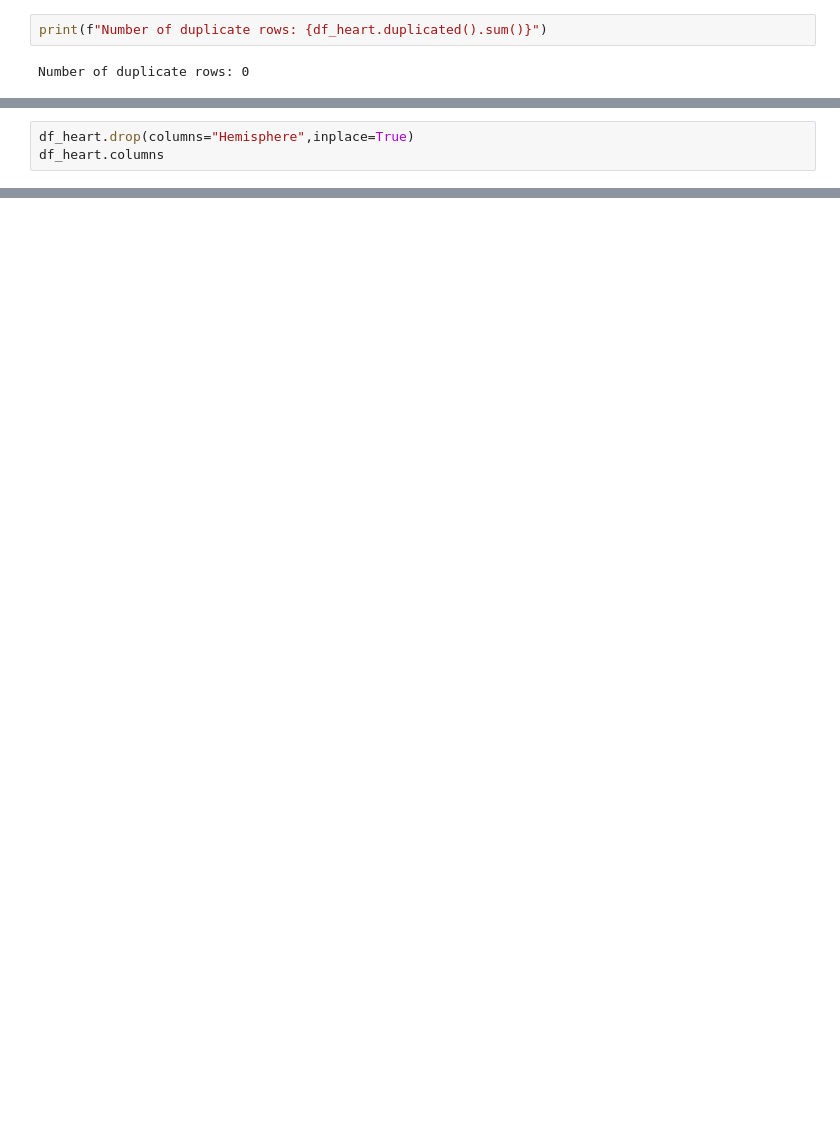
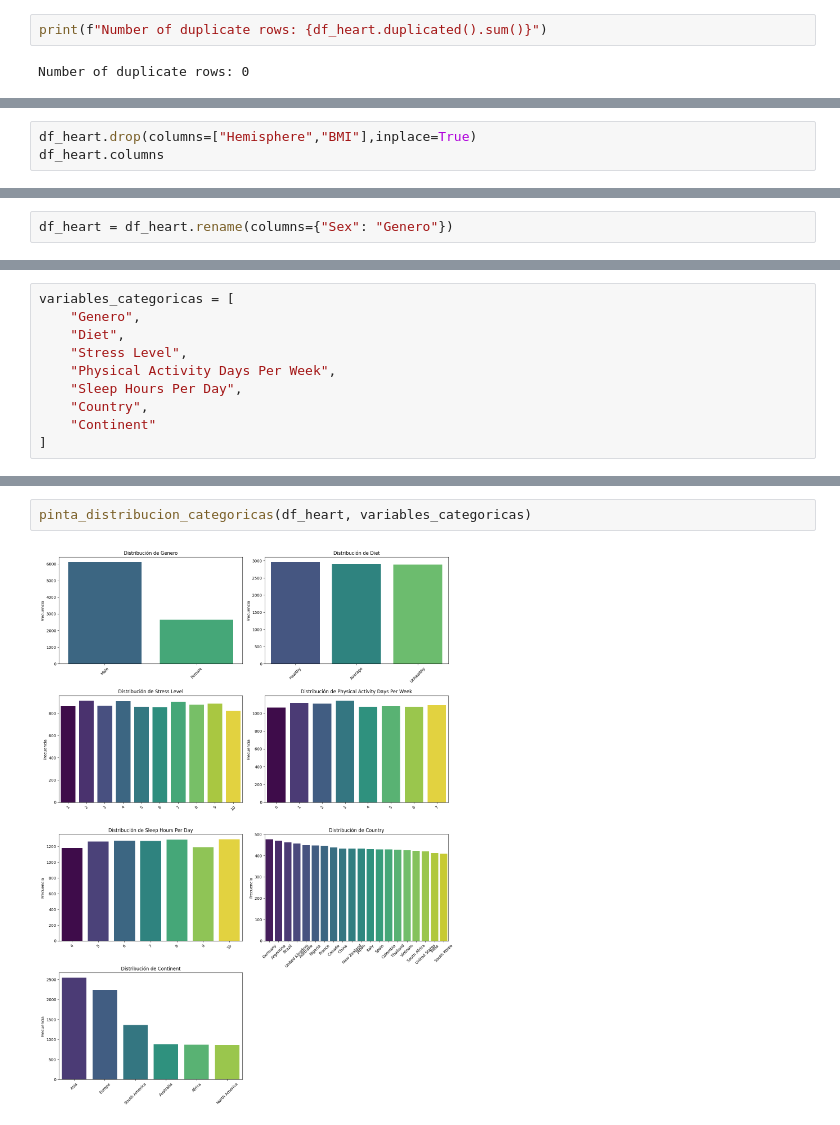
Before and after one commit to Mario8819/EDA_Prediccion-de-Ataque-Card-aco, a Jupyter notebook: Notebook EDA_Prediccion de atque cardiaco.ipynb, the cells around one changed output, grey strips where cells are left out. Cells and saved outputs as stored; diff of their text form; blank space fills up the shorter version.

```diff
--- a/Notebook EDA_Prediccion de atque cardiaco.ipynb
+++ b/Notebook EDA_Prediccion de atque cardiaco.ipynb
@@ -108,5 +121,5 @@ df_heart.head(5)
 # %%
-df_heart.drop(columns="Hemisphere",inplace=True)
+df_heart.drop(columns=["Hemisphere","BMI"],inplace=True)
 df_heart.columns
 # %% [output]
 Index(['Patient ID', 'Age', 'Sex', 'Cholesterol', 'Blood Pressure',
@@ -119 +132,3 @@ Index(['Patient ID', 'Age', 'Sex', 'Cholesterol', 'Blood Pressure',
       dtype='object')
+# %%
+df_heart = df_heart.rename(columns={"Sex": "Genero"})
@@ -119,0 +240,10 @@ Index(['Patient ID', 'Age', 'Sex', 'Cholesterol', 'Blood Pressure',
+# %%
+variables_categoricas = [
+    "Genero",
+    "Diet",
+    "Stress Level",
+    "Physical Activity Days Per Week",
+    "Sleep Hours Per Day",
+    "Country",
+    "Continent"
+]
@@ -119,0 +321,4 @@ Index(['Patient ID', 'Age', 'Sex', 'Cholesterol', 'Blood Pressure',
+# %%
+pinta_distribucion_categoricas(df_heart, variables_categoricas)
+# %% [output]
+[figure, added]
```
Also changed, not shown: parts of 59 cells of this notebook, 3 other files.
